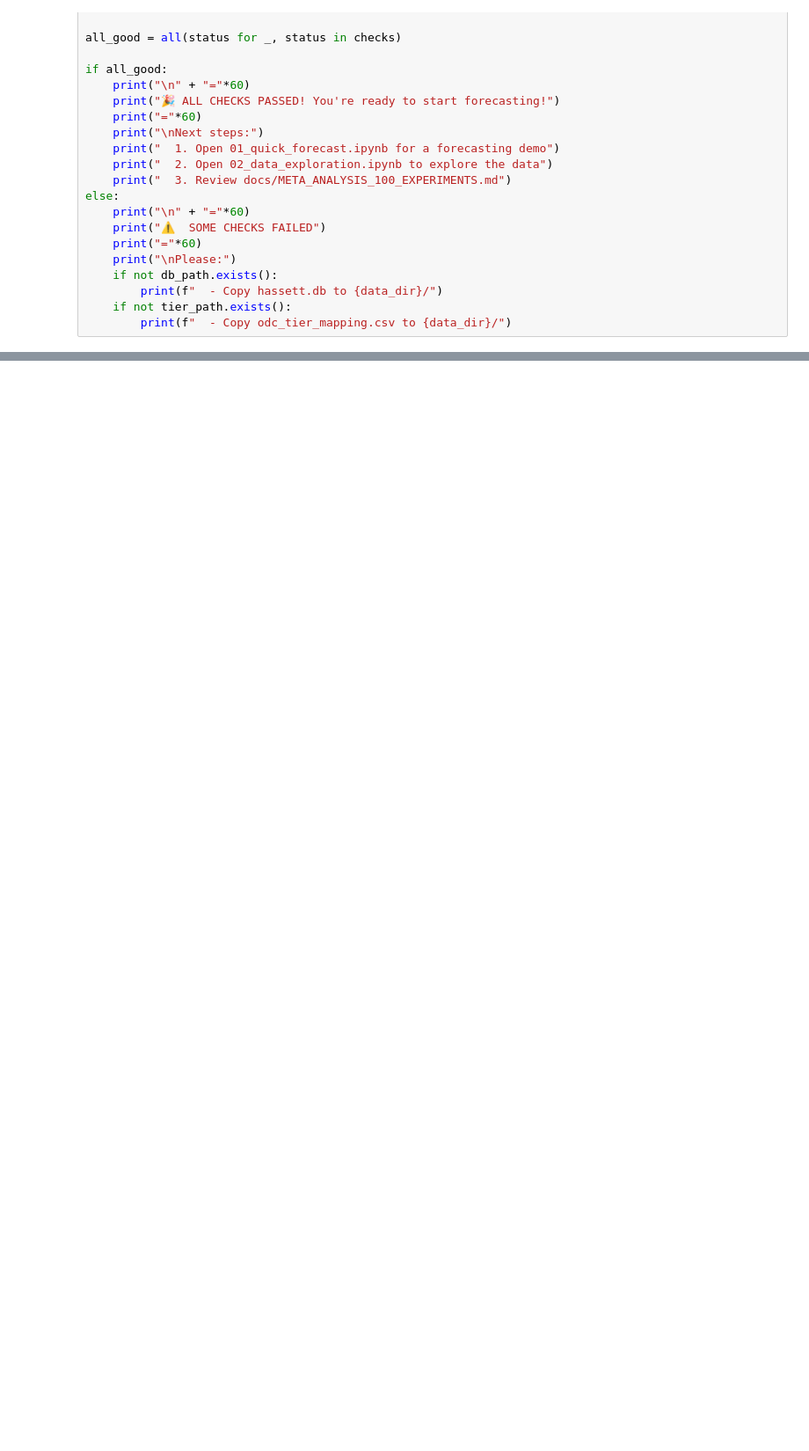
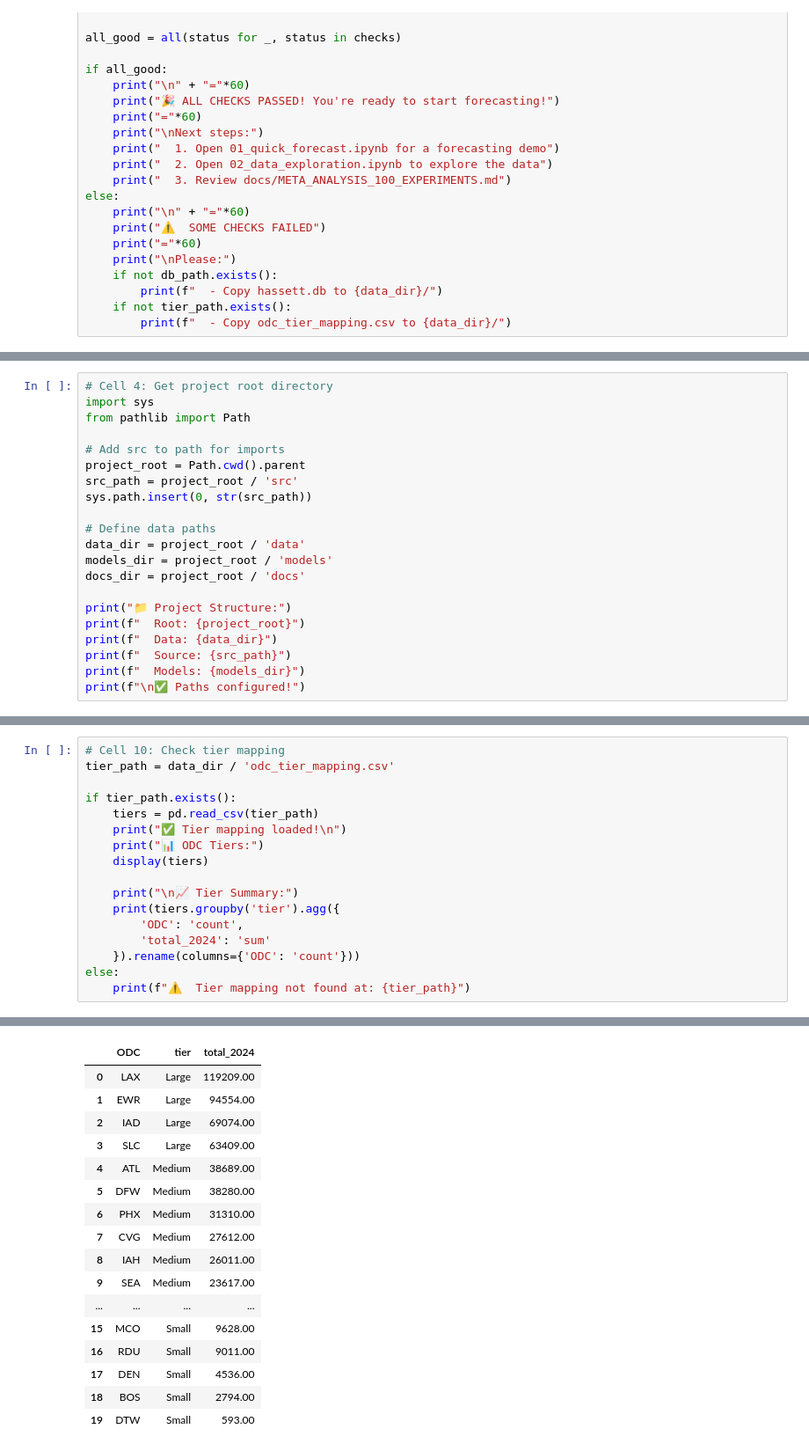
Before and after one commit to Frank-PD/hassett-forecasting, a Jupyter notebook: notebooks/00_setup_and_test.ipynb, the cells around one changed output, grey strips where cells are left out. Shown at 88% size. Cells and saved outputs as stored; diff of their text form; blank space fills up the shorter version.

```diff
--- a/notebooks/00_setup_and_test.ipynb
+++ b/notebooks/00_setup_and_test.ipynb
@@ -203,0 +298,21 @@ else:
+# %%
+# Cell 4: Get project root directory
+import sys
+from pathlib import Path
+
+# Add src to path for imports
+project_root = Path.cwd().parent
+src_path = project_root / 'src'
+sys.path.insert(0, str(src_path))
+
+# Define data paths
+data_dir = project_root / 'data'
+models_dir = project_root / 'models'
+docs_dir = project_root / 'docs'
+
+print("📁 Project Structure:")
+print(f"  Root: {project_root}")
+print(f"  Data: {data_dir}")
+print(f"  Source: {src_path}")
+print(f"  Models: {models_dir}")
+print(f"\n✅ Paths configured!")
@@ -203,0 +407,18 @@ else:
+# %%
+# Cell 10: Check tier mapping
+tier_path = data_dir / 'odc_tier_mapping.csv'
+
+if tier_path.exists():
+    tiers = pd.read_csv(tier_path)
+    print("✅ Tier mapping loaded!\n")
+    print("📊 ODC Tiers:")
+    display(tiers)
+
+    print("\n📈 Tier Summary:")
+    print(tiers.groupby('tier').agg({
+        'ODC': 'count',
+        'total_2024': 'sum'
+    }).rename(columns={'ODC': 'count'}))
+else:
+    print(f"⚠️  Tier mapping not found at: {tier_path}")
+# %% [output]
@@ -203,0 +428,17 @@ else:
+|  | ODC | tier | total_2024 |
+| 0 | LAX | Large | 119209.00 |
+| 1 | EWR | Large | 94554.00 |
+| 2 | IAD | Large | 69074.00 |
+| 3 | SLC | Large | 63409.00 |
+| 4 | ATL | Medium | 38689.00 |
+| 5 | DFW | Medium | 38280.00 |
+| 6 | PHX | Medium | 31310.00 |
+| 7 | CVG | Medium | 27612.00 |
+| 8 | IAH | Medium | 26011.00 |
+| 9 | SEA | Medium | 23617.00 |
+| ... | ... | ... | ... |
+| 15 | MCO | Small | 9628.00 |
+| 16 | RDU | Small | 9011.00 |
+| 17 | DEN | Small | 4536.00 |
+| 18 | BOS | Small | 2794.00 |
+| 19 | DTW | Small | 593.00 |
```
Also changed, not shown: parts of 18 cells of this notebook, 19 other files.
